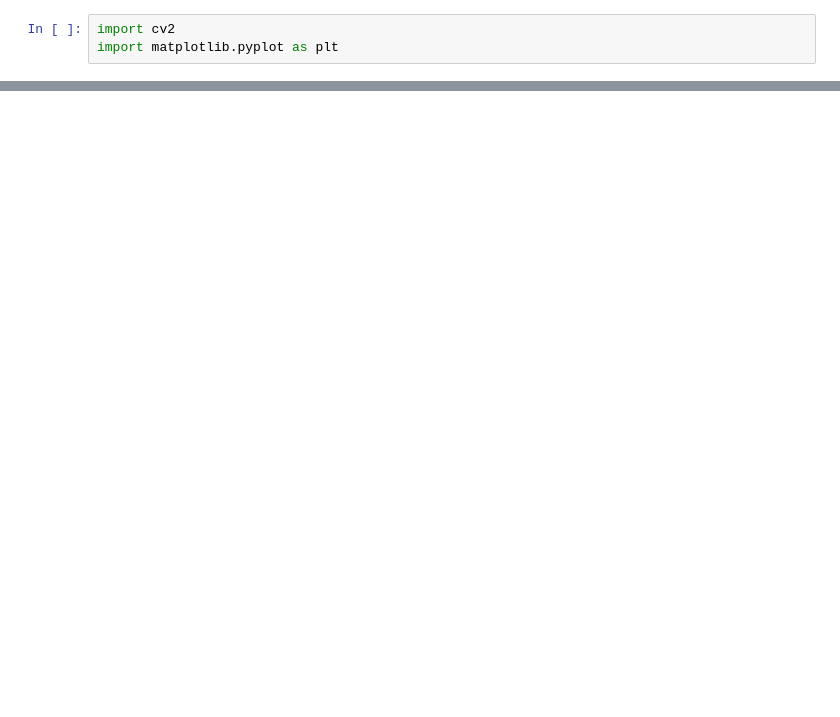
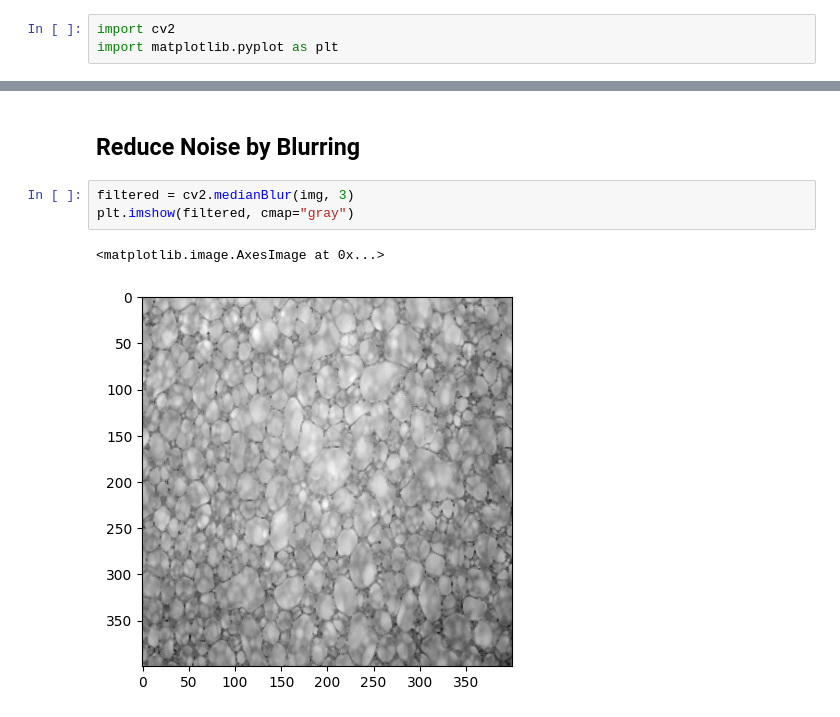
Before and after one commit to vktr274/computer-vision-thresholding, a Jupyter notebook: beer.ipynb, the cells around one changed output, grey strips where cells are left out. Saved outputs shown, nothing was run; the diff lists cells and outputs as text; blank space fills up the shorter version.

```diff
--- a/beer.ipynb
+++ b/beer.ipynb
@@ -10,0 +17,8 @@ plt.imshow(img, cmap="gray")
+# %% [markdown]
+## Reduce Noise by Blurring
+# %%
+filtered = cv2.medianBlur(img, 3)
+plt.imshow(filtered, cmap="gray")
+# %% [output]
+<matplotlib.image.AxesImage at 0x...>
+[figure, added]
```
Also changed, not shown: parts of 3 cells of this notebook, 2 other files.
